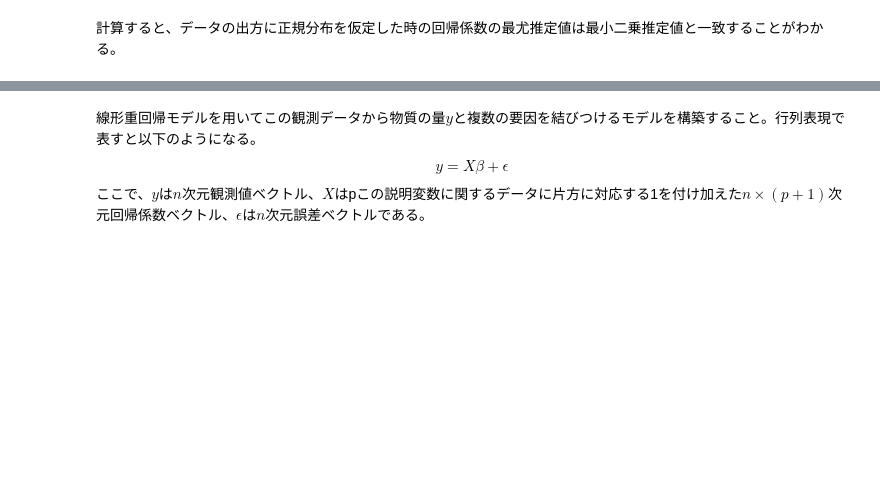
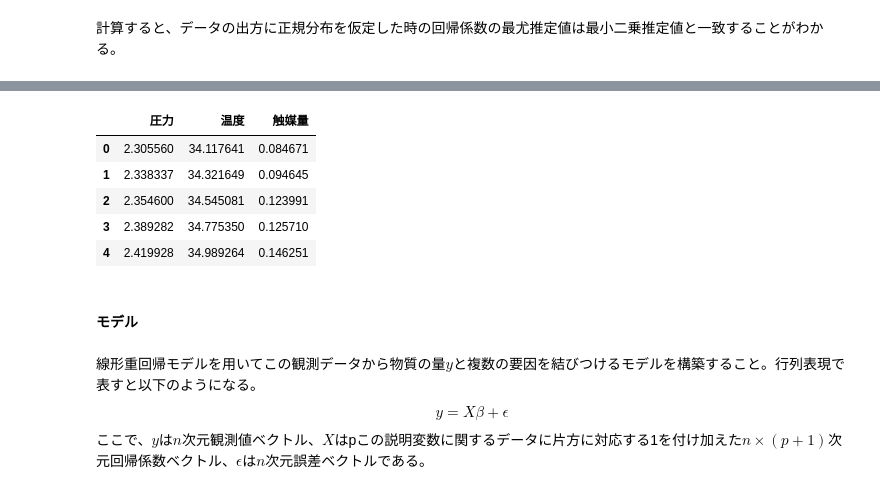
Before and after one commit to MAEA2/Introduction-of-multivariate-analysis, a Jupyter notebook: 2/index.ipynb, the cells around one changed output, grey strips where cells are left out. Saved outputs shown, nothing was run; the diff lists cells and outputs as text; code cells hidden in the pictures; blank space fills up the shorter version.

```diff
--- a/2/index.ipynb
+++ b/2/index.ipynb
@@ -171,3 +232,15 @@ data.head(5)
+# %%
+X_without_pH = X.drop('pH', axis = 1)
+X_without_pH.head(5)
+# %% [output]
+|  | 圧力 | 温度 | 触媒量 |
+| 0 | 2.305560 | 34.117641 | 0.084671 |
+| 1 | 2.338337 | 34.321649 | 0.094645 |
+| 2 | 2.354600 | 34.545081 | 0.123991 |
+| 3 | 2.389282 | 34.775350 | 0.125710 |
+| 4 | 2.419928 | 34.989264 | 0.146251 |
+# %% [markdown]
+#### モデル
 # %% [markdown]
 線形重回帰モデルを用いてこの観測データから物質の量$y$と複数の要因を結びつけるモデルを構築すること。行列表現で表すと以下のようになる。
 $$
```
Also changed, not shown: parts of 22 cells of this notebook, 2 other files.
